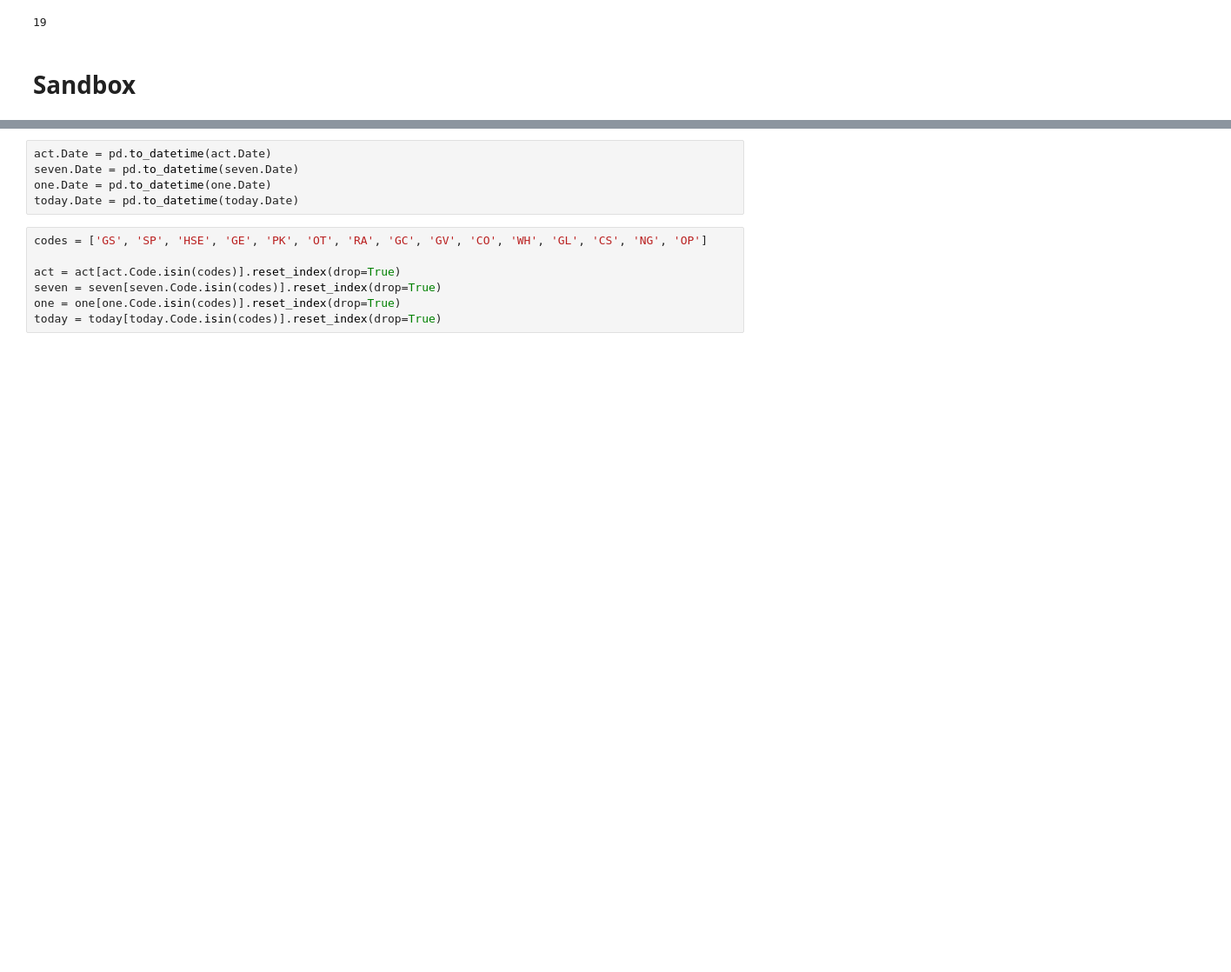
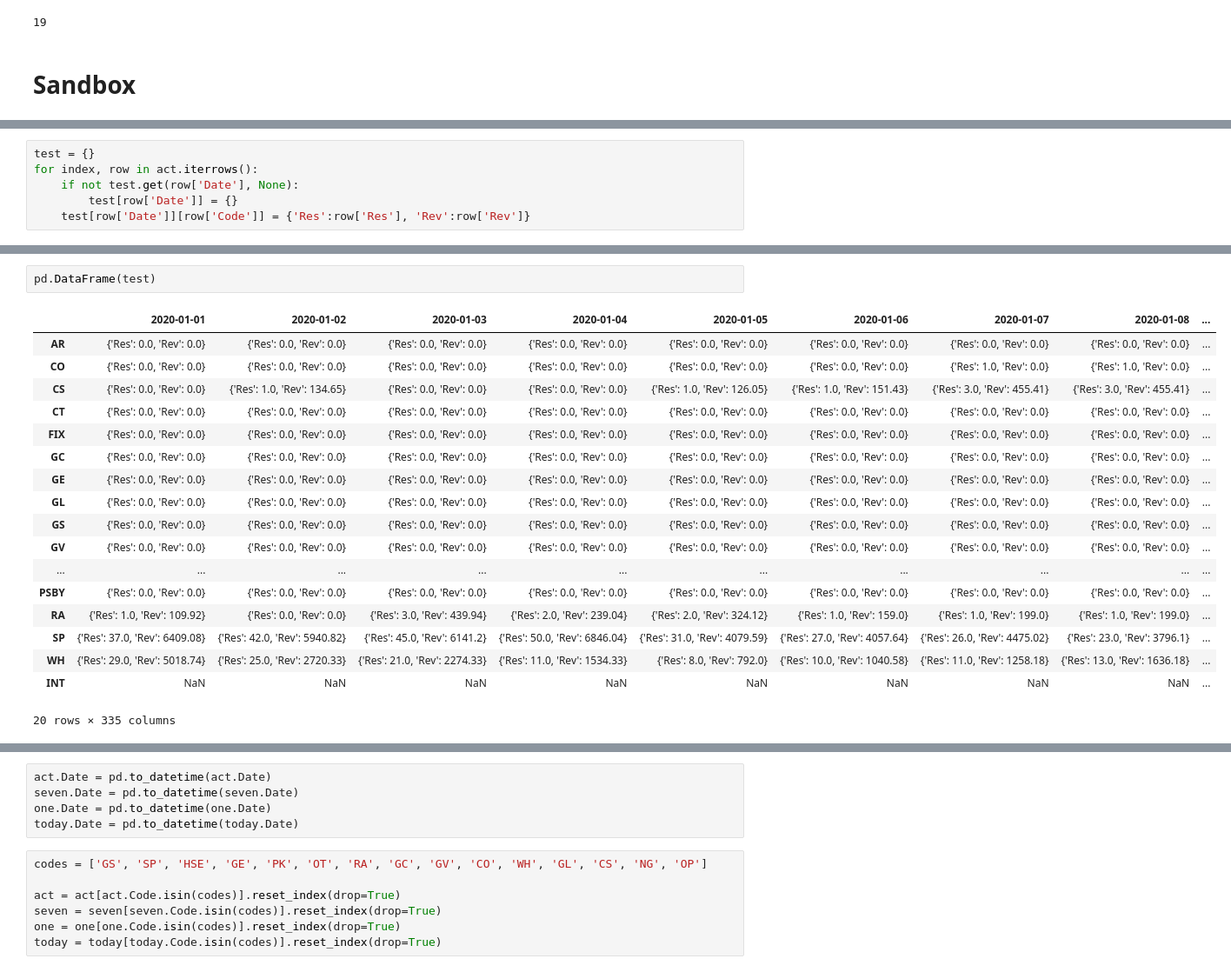
Before and after one commit to cjw21889/revreports, a Jupyter notebook: notebooks/Arlo.ipynb, the cells around one changed output, grey strips where cells are left out. Shown at 87% size. Drawn from its saved outputs; the diff is of its cells as text; blank space fills up the shorter version.

```diff
--- a/notebooks/Arlo.ipynb
+++ b/notebooks/Arlo.ipynb
@@ -379,0 +399,6 @@ today = pd.read_csv('../otb-11-27.csv')
+# %%
+test = {}
+for index, row in act.iterrows():
+    if not test.get(row['Date'], None):
+        test[row['Date']] = {}
+    test[row['Date']][row['Code']] = {'Res':row['Res'], 'Rev':row['Rev']}
@@ -379,0 +425,21 @@ today = pd.read_csv('../otb-11-27.csv')
+# %%
+pd.DataFrame(test)
+# %% [output]
+|  | 2020-01-01 | 2020-01-02 | 2020-01-03 | 2020-01-04 | 2020-01-05 | 2020-01-06 | 2020-01-07 | 2020-01-08 | ... |
+| AR | {'Res': 0.0, 'Rev': 0.0} | {'Res': 0.0, 'Rev': 0.0} | {'Res': 0.0, 'Rev': 0.0} | {'Res': 0.0, 'Rev': 0.0} | {'Res': 0.0, 'Rev': 0.0} | {'Res': 0.0, 'Rev': 0.0} | {'Res': 0.0, 'Rev': 0.0} | {'Res': 0.0, 'Rev': 0.0} | ... |
+| CO | {'Res': 0.0, 'Rev': 0.0} | {'Res': 0.0, 'Rev': 0.0} | {'Res': 0.0, 'Rev': 0.0} | {'Res': 0.0, 'Rev': 0.0} | {'Res': 0.0, 'Rev': 0.0} | {'Res': 0.0, 'Rev': 0.0} | {'Res': 1.0, 'Rev': 0.0} | {'Res': 1.0, 'Rev': 0.0} | ... |
+| CS | {'Res': 0.0, 'Rev': 0.0} | {'Res': 1.0, 'Rev': 134.65} | {'Res': 0.0, 'Rev': 0.0} | {'Res': 0.0, 'Rev': 0.0} | {'Res': 1.0, 'Rev': 126.05} | {'Res': 1.0, 'Rev': 151.43} | {'Res': 3.0, 'Rev': 455.41} | {'Res': 3.0, 'Rev': 455.41} | ... |
+| CT | {'Res': 0.0, 'Rev': 0.0} | {'Res': 0.0, 'Rev': 0.0} | {'Res': 0.0, 'Rev': 0.0} | {'Res': 0.0, 'Rev': 0.0} | {'Res': 0.0, 'Rev': 0.0} | {'Res': 0.0, 'Rev': 0.0} | {'Res': 0.0, 'Rev': 0.0} | {'Res': 0.0, 'Rev': 0.0} | ... |
+| FIX | {'Res': 0.0, 'Rev': 0.0} | {'Res': 0.0, 'Rev': 0.0} | {'Res': 0.0, 'Rev': 0.0} | {'Res': 0.0, 'Rev': 0.0} | {'Res': 0.0, 'Rev': 0.0} | {'Res': 0.0, 'Rev': 0.0} | {'Res': 0.0, 'Rev': 0.0} | {'Res': 0.0, 'Rev': 0.0} | ... |
+| GC | {'Res': 0.0, 'Rev': 0.0} | {'Res': 0.0, 'Rev': 0.0} | {'Res': 0.0, 'Rev': 0.0} | {'Res': 0.0, 'Rev': 0.0} | {'Res': 0.0, 'Rev': 0.0} | {'Res': 0.0, 'Rev': 0.0} | {'Res': 0.0, 'Rev': 0.0} | {'Res': 0.0, 'Rev': 0.0} | ... |
+| GE | {'Res': 0.0, 'Rev': 0.0} | {'Res': 0.0, 'Rev': 0.0} | {'Res': 0.0, 'Rev': 0.0} | {'Res': 0.0, 'Rev': 0.0} | {'Res': 0.0, 'Rev': 0.0} | {'Res': 0.0, 'Rev': 0.0} | {'Res': 0.0, 'Rev': 0.0} | {'Res': 0.0, 'Rev': 0.0} | ... |
+| GL | {'Res': 0.0, 'Rev': 0.0} | {'Res': 0.0, 'Rev': 0.0} | {'Res': 0.0, 'Rev': 0.0} | {'Res': 0.0, 'Rev': 0.0} | {'Res': 0.0, 'Rev': 0.0} | {'Res': 0.0, 'Rev': 0.0} | {'Res': 0.0, 'Rev': 0.0} | {'Res': 0.0, 'Rev': 0.0} | ... |
+| GS | {'Res': 0.0, 'Rev': 0.0} | {'Res': 0.0, 'Rev': 0.0} | {'Res': 0.0, 'Rev': 0.0} | {'Res': 0.0, 'Rev': 0.0} | {'Res': 0.0, 'Rev': 0.0} | {'Res': 0.0, 'Rev': 0.0} | {'Res': 0.0, 'Rev': 0.0} | {'Res': 0.0, 'Rev': 0.0} | ... |
+| GV | {'Res': 0.0, 'Rev': 0.0} | {'Res': 0.0, 'Rev': 0.0} | {'Res': 0.0, 'Rev': 0.0} | {'Res': 0.0, 'Rev': 0.0} | {'Res': 0.0, 'Rev': 0.0} | {'Res': 0.0, 'Rev': 0.0} | {'Res': 0.0, 'Rev': 0.0} | {'Res': 0.0, 'Rev': 0.0} | ... |
+| ... | ... | ... | ... | ... | ... | ... | ... | ... | ... |
+| PSBY | {'Res': 0.0, 'Rev': 0.0} | {'Res': 0.0, 'Rev': 0.0} | {'Res': 0.0, 'Rev': 0.0} | {'Res': 0.0, 'Rev': 0.0} | {'Res': 0.0, 'Rev': 0.0} | {'Res': 0.0, 'Rev': 0.0} | {'Res': 0.0, 'Rev': 0.0} | {'Res': 0.0, 'Rev': 0.0} | ... |
+| RA | {'Res': 1.0, 'Rev': 109.92} | {'Res': 0.0, 'Rev': 0.0} | {'Res': 3.0, 'Rev': 439.94} | {'Res': 2.0, 'Rev': 239.04} | {'Res': 2.0, 'Rev': 324.12} | {'Res': 1.0, 'Rev': 159.0} | {'Res': 1.0, 'Rev': 199.0} | {'Res': 1.0, 'Rev': 199.0} | ... |
+| SP | {'Res': 37.0, 'Rev': 6409.08} | {'Res': 42.0, 'Rev': 5940.82} | {'Res': 45.0, 'Rev': 6141.2} | {'Res': 50.0, 'Rev': 6846.04} | {'Res': 31.0, 'Rev': 4079.59} | {'Res': 27.0, 'Rev': 4057.64} | {'Res': 26.0, 'Rev': 4475.02} | {'Res': 23.0, 'Rev': 3796.1} | ... |
+| WH | {'Res': 29.0, 'Rev': 5018.74} | {'Res': 25.0, 'Rev': 2720.33} | {'Res': 21.0, 'Rev': 2274.33} | {'Res': 11.0, 'Rev': 1534.33} | {'Res': 8.0, 'Rev': 792.0} | {'Res': 10.0, 'Rev': 1040.58} | {'Res': 11.0, 'Rev': 1258.18} | {'Res': 13.0, 'Rev': 1636.18} | ... |
+| INT | NaN | NaN | NaN | NaN | NaN | NaN | NaN | NaN | ... |
+20 rows × 335 columns
```
Also changed, not shown: parts of 6 cells of this notebook, 8 other files.
